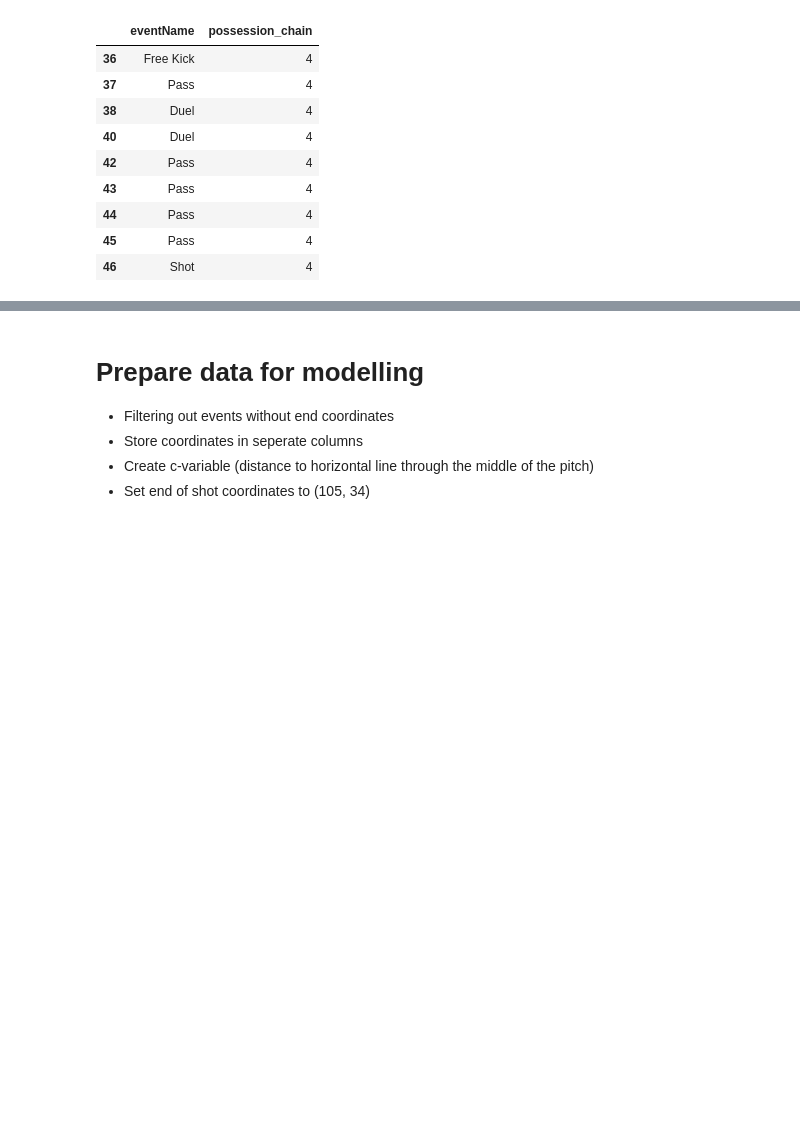
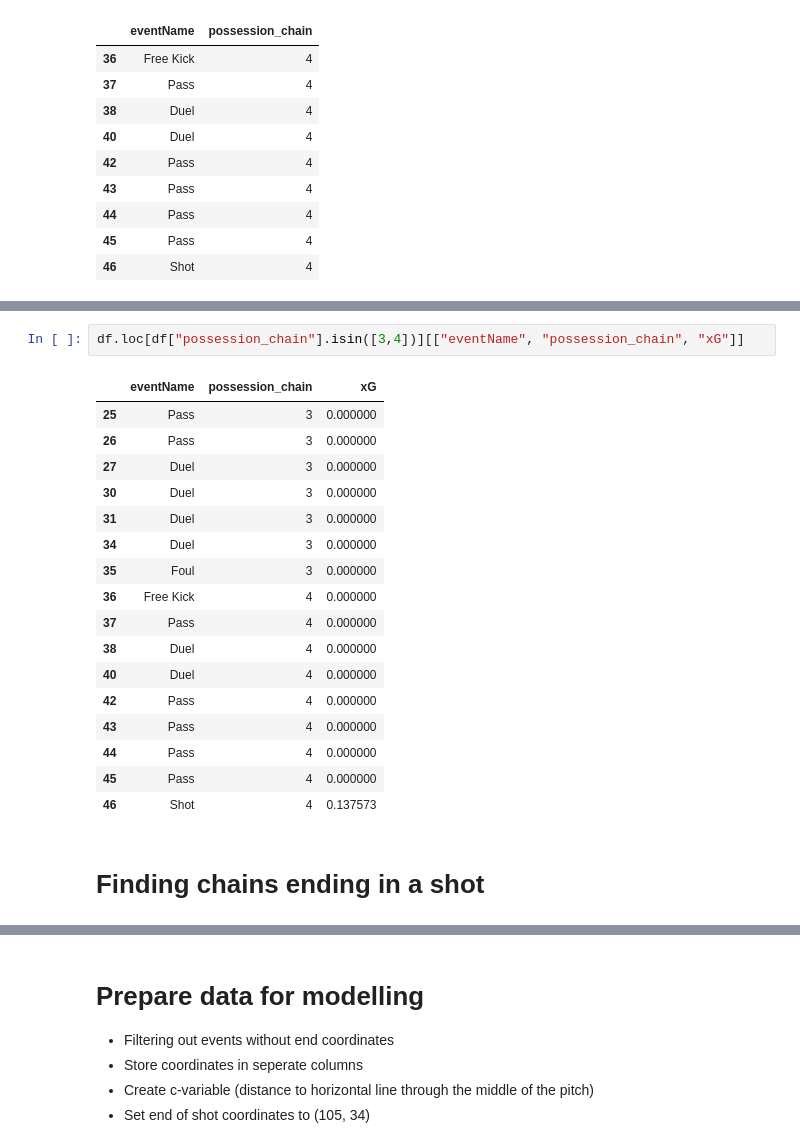
Before and after one commit to MarijnSt/soccermatics, a Jupyter notebook: 4-valuing-actions/1-5-possession-chains.ipynb, the cells around one changed output, grey strips where cells are left out. Saved outputs shown, nothing was run; the diff lists cells and outputs as text; blank space fills up the shorter version.

```diff
--- a/4-valuing-actions/1-5-possession-chains.ipynb
+++ b/4-valuing-actions/1-5-possession-chains.ipynb
@@ -154,0 +225,22 @@ df[df["possession_chain"] == 4][["eventName", "possession_chain"]]
+# %%
+df.loc[df["possession_chain"].isin([3,4])][["eventName", "possession_chain", "xG"]]
+# %% [output]
+|  | eventName | possession_chain | xG |
+| 25 | Pass | 3 | 0.000000 |
+| 26 | Pass | 3 | 0.000000 |
+| 27 | Duel | 3 | 0.000000 |
+| 30 | Duel | 3 | 0.000000 |
+| 31 | Duel | 3 | 0.000000 |
+| 34 | Duel | 3 | 0.000000 |
+| 35 | Foul | 3 | 0.000000 |
+| 36 | Free Kick | 4 | 0.000000 |
+| 37 | Pass | 4 | 0.000000 |
+| 38 | Duel | 4 | 0.000000 |
+| 40 | Duel | 4 | 0.000000 |
+| 42 | Pass | 4 | 0.000000 |
+| 43 | Pass | 4 | 0.000000 |
+| 44 | Pass | 4 | 0.000000 |
+| 45 | Pass | 4 | 0.000000 |
+| 46 | Shot | 4 | 0.137573 |
+# %% [markdown]
+# Finding chains ending in a shot
```
Also changed, not shown: parts of 7 cells of this notebook.
